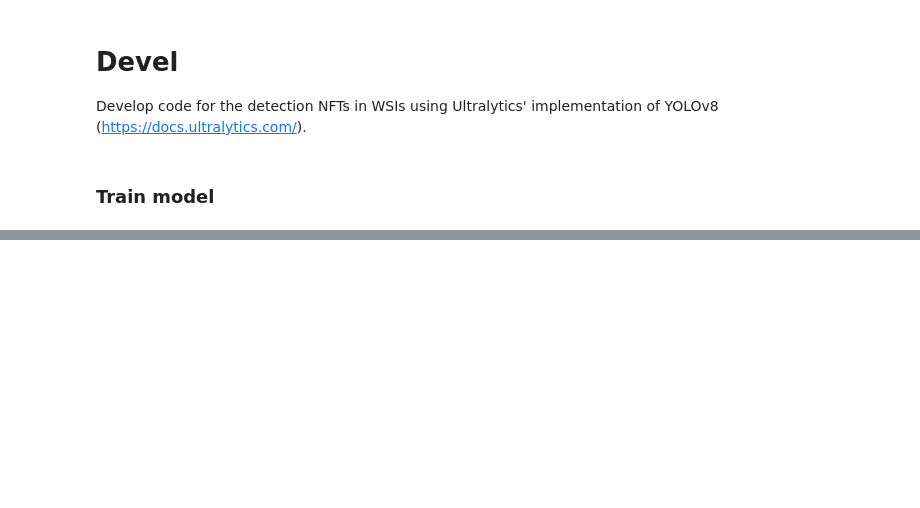
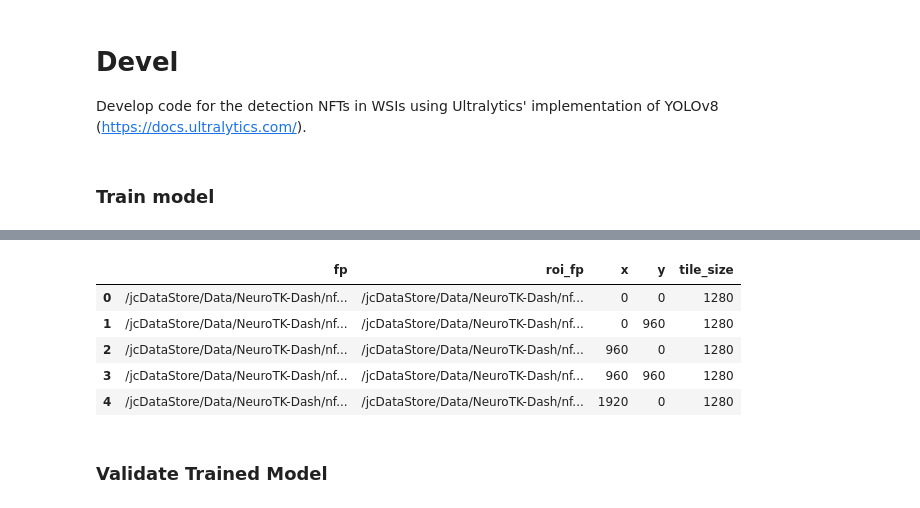
Before and after one commit to dgutman/NeuroTK-Dash, a Jupyter notebook: algorithms/nft-detection/devel.ipynb, the cells around one changed output, grey strips where cells are left out. Saved outputs shown, nothing was run; the diff lists cells and outputs as text; code cells hidden in the pictures; blank space fills up the shorter version.

```diff
--- a/algorithms/nft-detection/devel.ipynb
+++ b/algorithms/nft-detection/devel.ipynb
@@ -69,0 +154,27 @@ Overriding model.yaml nc=80 with nc=2
+# %%
+# Using multi-parallel processing when doing this.
+tiles_csv_fp = join(src_dir, 'background-tiles.csv')
+
+# Note: most recent version of shapely throws warnings when there is no
+# intersection between two geometris. This is not an issue but the warnings
+# are annoying. May put a catch later to avoid this.
+tiles_df = tile_roi_with_labels_wrapper(
+    rois_df.fp.tolist(),
+    join(src_dir, 'background-tiles'),
+    tile_size=1280,
+    stride=960,
+    boundary_thr=0.2,
+    nproc=10,
+    box_thr=0.5,
+    notebook=True
+)
+
+tiles_df.to_csv(tiles_csv_fp, index=False)
+tiles_df.head()
+# %% [output]
+|  | fp | roi_fp | x | y | tile_size |
+| 0 | /jcDataStore/Data/NeuroTK-Dash/nf... | /jcDataStore/Data/NeuroTK-Dash/nf... | 0 | 0 | 1280 |
+| 1 | /jcDataStore/Data/NeuroTK-Dash/nf... | /jcDataStore/Data/NeuroTK-Dash/nf... | 0 | 960 | 1280 |
+| 2 | /jcDataStore/Data/NeuroTK-Dash/nf... | /jcDataStore/Data/NeuroTK-Dash/nf... | 960 | 0 | 1280 |
+| 3 | /jcDataStore/Data/NeuroTK-Dash/nf... | /jcDataStore/Data/NeuroTK-Dash/nf... | 960 | 960 | 1280 |
+| 4 | /jcDataStore/Data/NeuroTK-Dash/nf... | /jcDataStore/Data/NeuroTK-Dash/nf... | 1920 | 0 | 1280 |
@@ -69,0 +187,2 @@ Overriding model.yaml nc=80 with nc=2
+# %% [markdown]
+### Validate Trained Model
```
Also changed, not shown: parts of 11 cells of this notebook.
